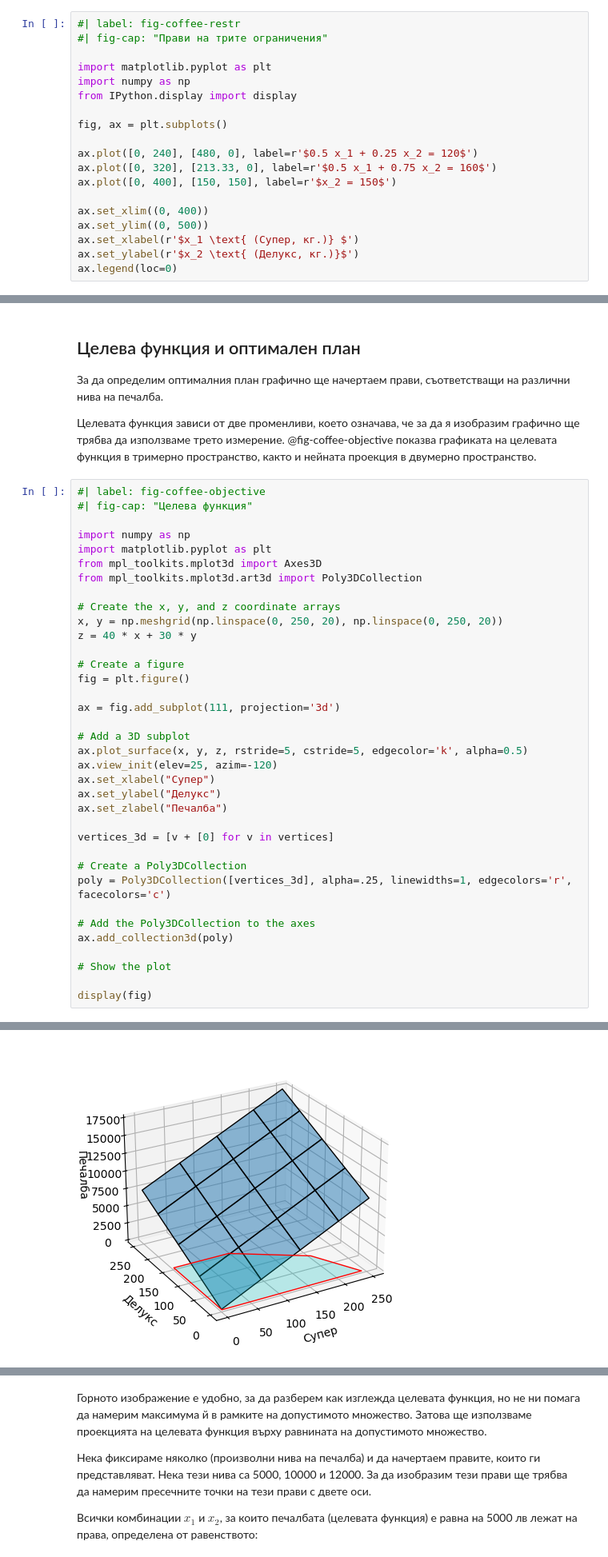
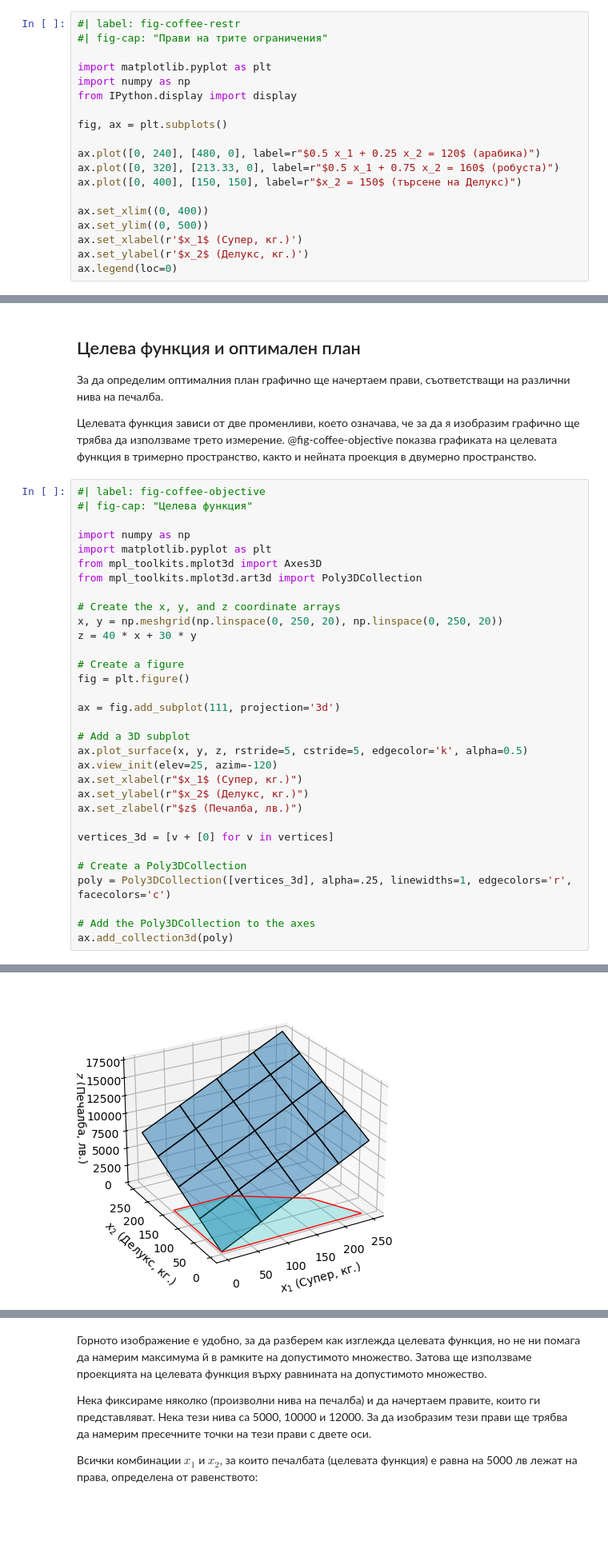
Before and after one commit to febse/opt2024, a Jupyter notebook: 03-Graphical-Method/01-Blending.ipynb, the cells around one changed output, grey strips where cells are left out. Shown: that part at 80% size. Drawn from its saved outputs; the diff is of its cells as text; blank space fills up the shorter version.

```diff
--- a/03-Graphical-Method/01-Blending.ipynb
+++ b/03-Graphical-Method/01-Blending.ipynb
@@ -64,14 +64,14 @@ from IPython.display import display
 
 fig, ax = plt.subplots()
 
-ax.plot([0, 240], [480, 0], label=r'$0.5 x_1 + 0.25 x_2 = 120$')
-ax.plot([0, 320], [213.33, 0], label=r'$0.5 x_1 + 0.75 x_2 = 160$')
-ax.plot([0, 400], [150, 150], label=r'$x_2 = 150$')
+ax.plot([0, 240], [480, 0], label=r"$0.5 x_1 + 0.25 x_2 = 120$ (арабика)")
+ax.plot([0, 320], [213.33, 0], label=r"$0.5 x_1 + 0.75 x_2 = 160$ (робуста)")
+ax.plot([0, 400], [150, 150], label=r"$x_2 = 150$ (търсене на Делукс)")
 
 ax.set_xlim((0, 400))
 ax.set_ylim((0, 500))
-ax.set_xlabel(r'$x_1 \text{ (Супер, кг.)} $')
-ax.set_ylabel(r'$x_2 \text{ (Делукс, кг.)}$')
+ax.set_xlabel(r'$x_1$ (Супер, кг.)')
+ax.set_ylabel(r'$x_2$ (Делукс, кг.)')
 ax.legend(loc=0)
 # %% [output]
 <matplotlib.legend.Legend at 0x...>
@@ -201,9 +201,9 @@ ax = fig.add_subplot(111, projection='3d')
 # Add a 3D subplot
 ax.plot_surface(x, y, z, rstride=5, cstride=5, edgecolor='k', alpha=0.5)
 ax.view_init(elev=25, azim=-120)
-ax.set_xlabel("Супер")
-ax.set_ylabel("Делукс")
-ax.set_zlabel("Печалба")
+ax.set_xlabel(r"$x_1$ (Супер, кг.)")
+ax.set_ylabel(r"$x_2$ (Делукс, кг.)")
+ax.set_zlabel(r"$z$ (Печалба, лв.)")
 
 vertices_3d = [v + [0] for v in vertices]
 
@@ -212,8 +212,4 @@ poly = Poly3DCollection([vertices_3d], alpha=.25, linewidths=1, edgecolors='r',
 
 # Add the Poly3DCollection to the axes
 ax.add_collection3d(poly)
-
-# Show the plot
-
-display(fig)
 # %% [output]
@@ -220 +217 @@ display(fig)
-[figure, old version]
+[figure, new version]
```
Also changed, not shown: parts of 5 cells of this notebook.
